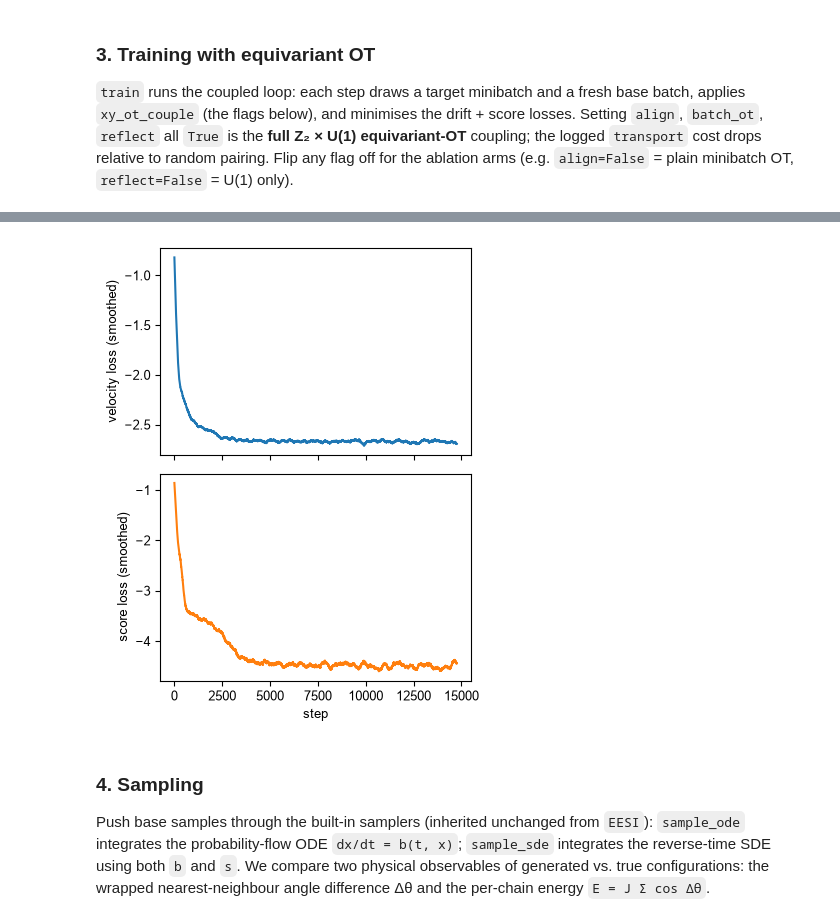
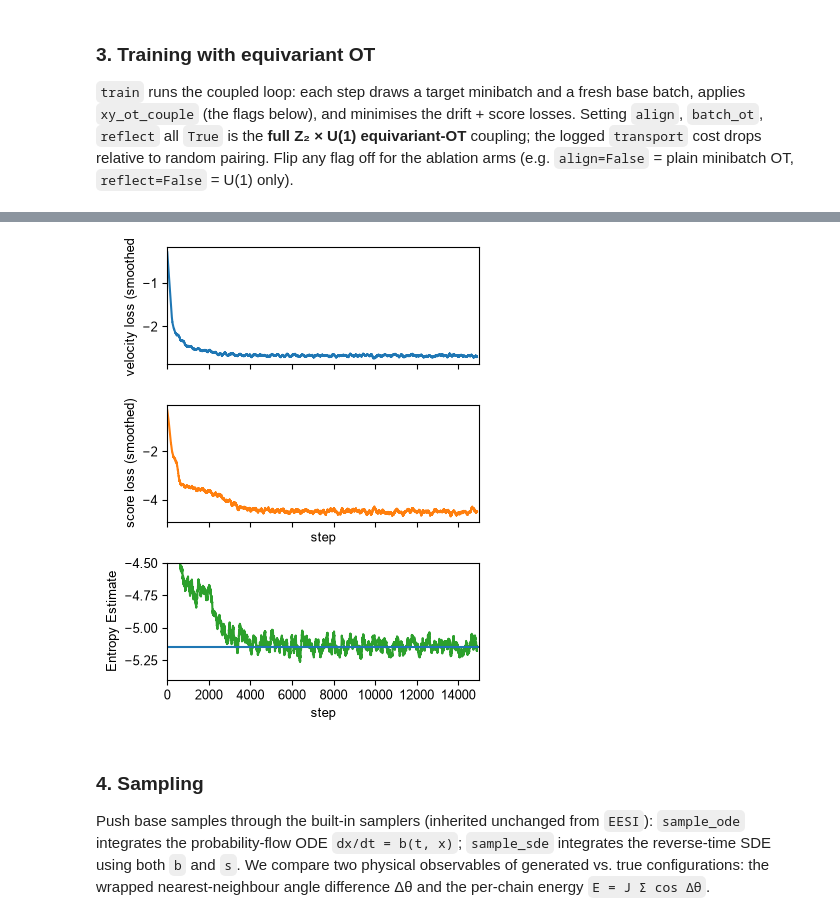
Before and after one commit to Rauscher-Group/eesi, a Jupyter notebook: experiments/XY/XY_chain.ipynb, the cells around one changed output, grey strips where cells are left out. Cells and saved outputs as stored; diff of their text form; code cells hidden in the pictures.

Commit message:
on-the-fly entropy

```diff
--- a/experiments/XY/XY_chain.ipynb
+++ b/experiments/XY/XY_chain.ipynb
@@ -129,20 +129,20 @@ minibatch OT, `reflect=False` = U(1) only).
 model, total_hist = train(
     x1_all, model=model,
     steps=2_000, batch=batch_size, lr=1e-4, batch_ot=False,
-    device=str(device), seed=0, log_every=100
+    device=str(device), seed=0, log_every=100, entropy="zdot",
 )
 
 model, hist = train(
     x1_all, model=model,
     steps=3_000, batch=batch_size, lr=3e-4,batch_ot=False,
-    device=str(device), seed=0, log_every=1000
+    device=str(device), seed=0, log_every=1000, entropy="zdot",
 )
 total_hist += hist
 
 model, hist = train(
     x1_all, model=model,
     steps=10_000, batch=batch_size, lr=1e-4,batch_ot=False,
-    device=str(device), seed=0, log_every=1000
+    device=str(device), seed=0, log_every=1000, entropy="zdot",
 )
 total_hist += hist
 
@@ -171,21 +171,27 @@ total_hist += hist
 # %%
 # Training curves (smoothed).
-def smooth(v, k=250):
+def smooth(v, k=100):
     v = np.asarray(v)
     return np.convolve(v, np.ones(k) / k, mode="valid") if len(v) >= k else v
 
-hist_b, hist_s = map(np.asarray, zip(*total_hist))
+hist_b, hist_s, ent_z = map(np.asarray, zip(*total_hist))
 
-fig, ax = plt.subplots(2, 1, sharex=True, figsize=(4, 5))
+fig, ax = plt.subplots(3, 1, sharex=True, figsize=(4, 5))
 ax[0].plot(smooth(hist_b), "-C0")
 ax[0].set_ylabel("velocity loss (smoothed)")
 ax[1].plot(smooth(hist_s), "-C1")
 ax[1].set_xlabel("step")
 ax[1].set_ylabel("score loss (smoothed)")
+ax[2].plot(smooth(ent_z), "-C2")
+ax[2].set_xlabel("step")
+ax[2].set_ylabel("Entropy Estimate")
+ax[2].set_ylim(-5.4,-4.5)
+ax[2].hlines(-5.144,-5000,25000)
+ax[2].set_xlim(0,15000)
 plt.tight_layout()
 plt.show()
 # %% [output]
-[figure, old version]
+[figure, new version]
 # %% [markdown]
 ### 4. Sampling
 
```
Also changed, not shown: parts of 1 cell of this notebook, 6 other files.
